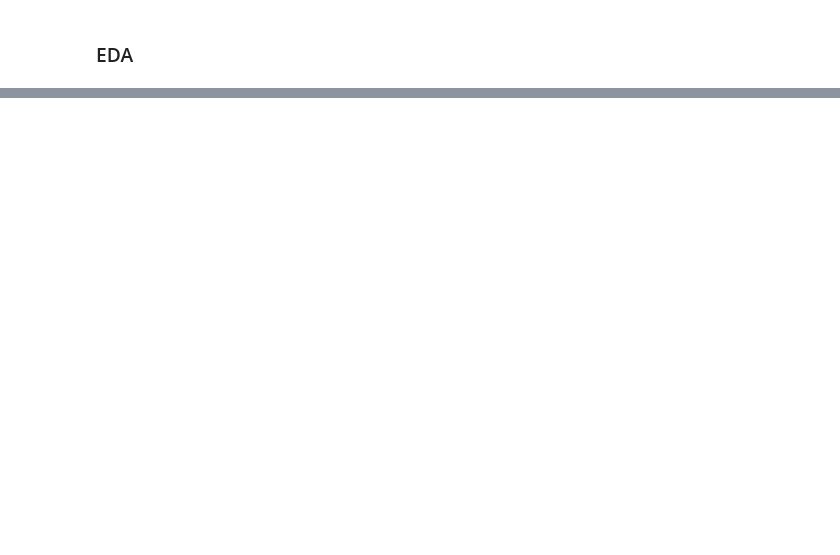
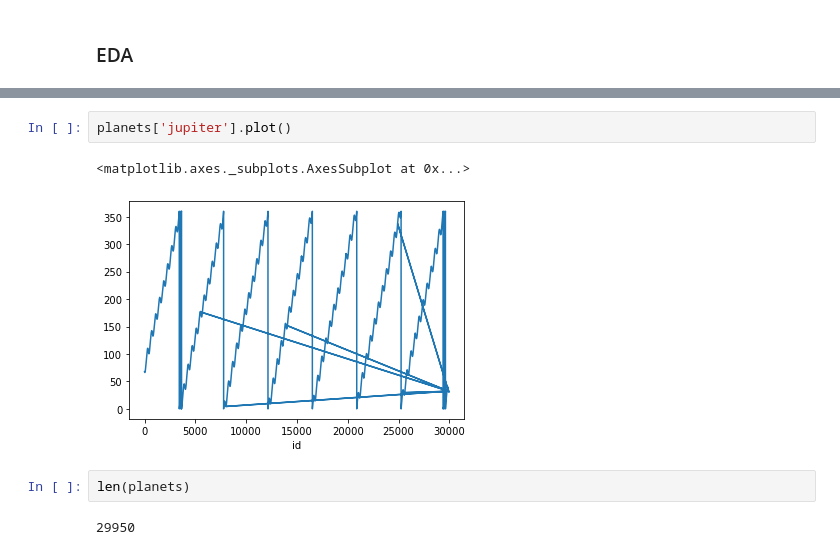
Before and after one commit to makarbaderko/stock_pred_ephemeris_project, a Jupyter notebook: astro_eda.ipynb, the cells around one changed output, grey strips where cells are left out. Saved outputs shown, nothing was run; the diff lists cells and outputs as text; blank space fills up the shorter version.

```diff
--- a/astro_eda.ipynb
+++ b/astro_eda.ipynb
@@ -186,0 +239,9 @@ planets.head()
+# %%
+planets['jupiter'].plot()
+# %% [output]
+<matplotlib.axes._subplots.AxesSubplot at 0x...>
+[figure, added]
+# %%
+len(planets)
+# %% [output]
+29950
```
Also changed, not shown: parts of 17 cells of this notebook.
